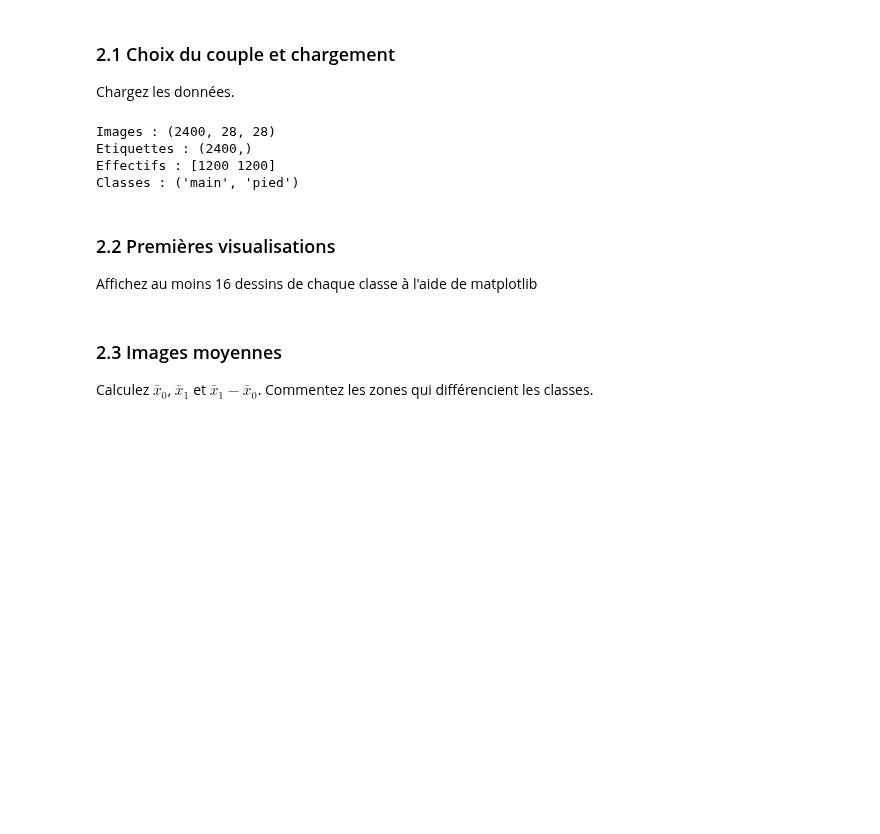
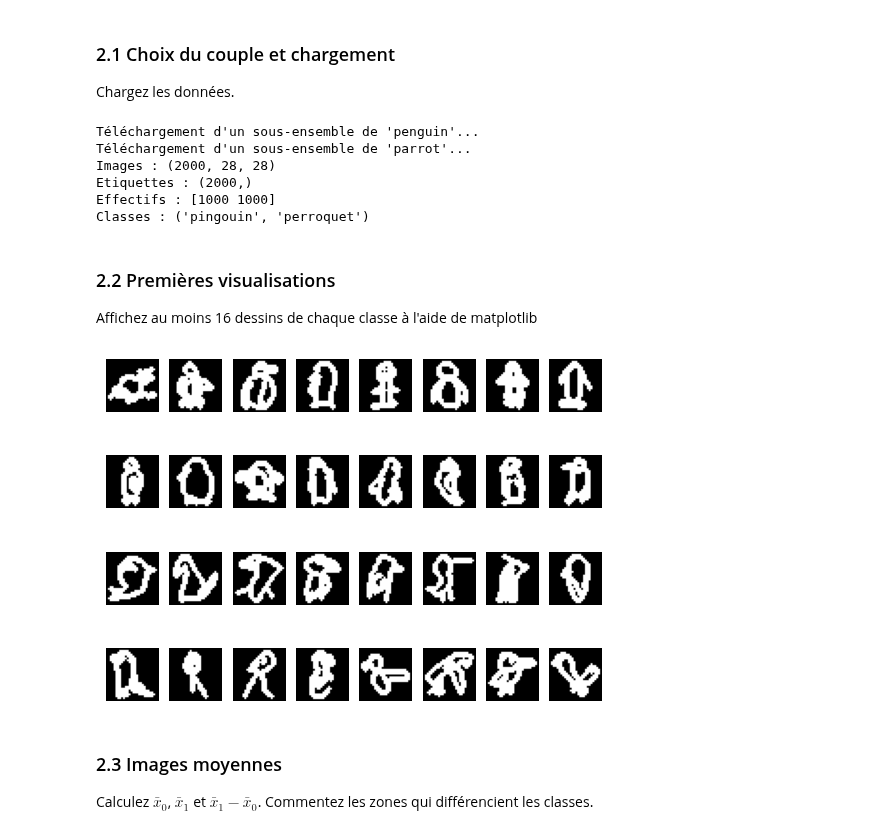
Before and after one commit to antoinecassou/3GMO1, a Jupyter notebook: Projet_QuickDraw_Sujet.ipynb, the cells around one changed output. Cells and saved outputs as stored; diff of their text form; code cells hidden in the pictures; blank space fills up the shorter version.

```diff
--- a/Projet_QuickDraw_Sujet.ipynb
+++ b/Projet_QuickDraw_Sujet.ipynb
@@ -69,10 +75,14 @@ Complétez $\texttt{compute\_centering\_parameters}$ et $\texttt{image\_converte
 # %%
 ## 1/ Choisissez votre problème ici
 
-PAIR = "..."  # "main-pied", "pingouin-perroquet", "oignon-ananas"
-N_PER_CLASS = ...
+PAIR = ("pingouin-perroquet")  # "main-pied", "pingouin-perroquet", "oignon-ananas"
+N_PER_CLASS = 1000
 
-PAIRS = ...
+PAIRS = {
+    "main-pied": ("hand", "foot", "main", "pied"),
+    "pingouin-perroquet": ("penguin", "parrot", "pingouin", "perroquet"),
+    "oignon-ananas": ("onion", "pineapple", "oignon", "ananas")
+}
 
 cat0, cat1, nom0, nom1 = PAIRS[PAIR]
 print(f"Problème choisi : {nom0} (Étiquette 0) / {nom1} (Étiquette 1)")
@@ -188,22 +203,44 @@ Chargez les données.
 # %%
 # TODO — charger les données
 
-Ximg, y, class_names = ...
-print("Images :", ...)
-print("Etiquettes :", ...)
-print("Effectifs :", ...)
-print("Classes :", ...)
+Ximg, y, class_names = load_pair(PAIR, N_PER_CLASS)
+
+print("Images :", Ximg.shape)
+print("Etiquettes :", y.shape)
+print("Effectifs :", np.bincount(y))
+print("Classes :", class_names)
 # %% [output]
-Images : (2400, 28, 28)
-Etiquettes : (2400,)
-Effectifs : [1200 1200]
-Classes : ('main', 'pied')
+Téléchargement d'un sous-ensemble de 'penguin'...
+Téléchargement d'un sous-ensemble de 'parrot'...
+Images : (2000, 28, 28)
+Etiquettes : (2000,)
+Effectifs : [1000 1000]
+Classes : ('pingouin', 'perroquet')
 # %% [markdown]
 ### 2.2 Premières visualisations
 Affichez au moins 16 dessins de chaque classe à l'aide de matplotlib
 # %%
 # TODO — afficher au moins 16 exemples de chaque classe
-# fig, axes = plt.subplots(...)
+
+
+
+fig, axes = plt.subplots(4, 8)
+
+for classe in range(2):
+
+    indices = np.where(y == classe)[0]
+
+    for i in range(16):
+
+        ligne = 2 * classe + i // 8
+        colonne = i % 8
+
+        axes[ligne, colonne].imshow(Ximg[indices[i]], cmap="gray")
+        axes[ligne, colonne].axis("off")
+
+plt.show()
+# %% [output]
+[figure, added]
 # %% [markdown]
 ### 2.3 Images moyennes
 
```
Also changed, not shown: parts of 12 cells of this notebook, 2 other files.
